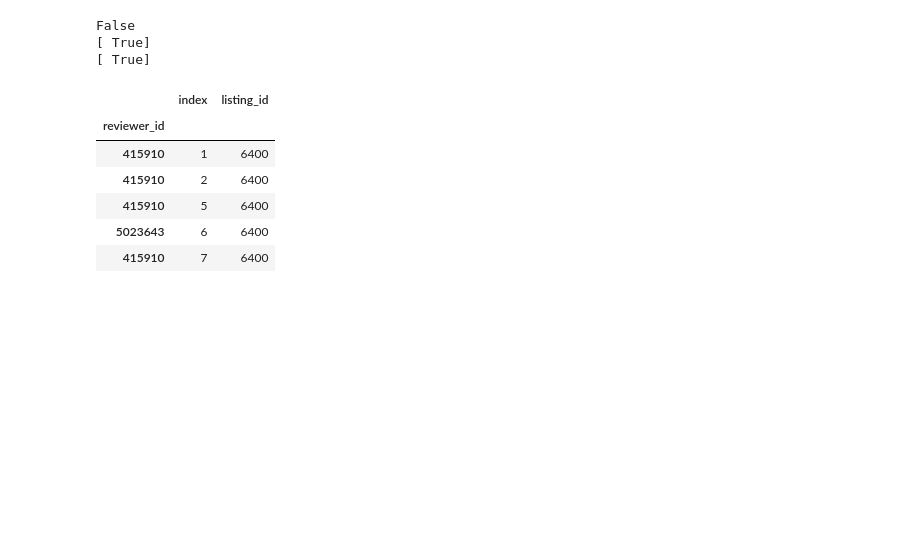
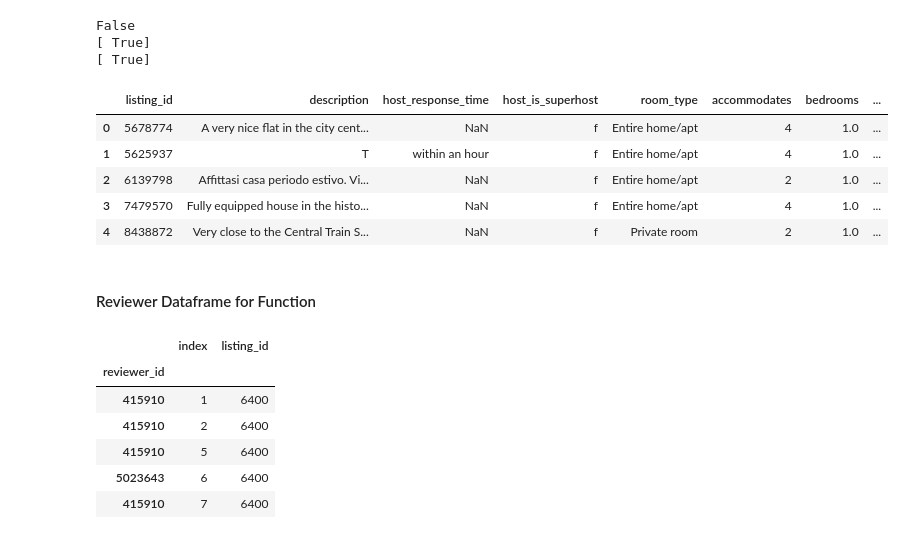
Before and after one commit to anat-jacobson/Airbnb-Recommender, a Jupyter notebook: Airbnb_Recommender_Collab_Filtering.ipynb, the cells around one changed output. Saved outputs shown, nothing was run; the diff lists cells and outputs as text; code cells hidden in the pictures; blank space fills up the shorter version.

```diff
--- a/Airbnb_Recommender_Collab_Filtering.ipynb
+++ b/Airbnb_Recommender_Collab_Filtering.ipynb
@@ -1322,0 +1376,16 @@ False
+# %%
+#export listings dataframe for streamlit
+export_listings = listings.drop(columns = ['property_type', 'neighbourhood_cleansed', 'neighborhood_overview',
+                                'host_identity_verified', 'neighborhood_overview', 'name',
+                                'host_location', 'host_name', 'host_response_rate', 'host_acceptance_rate',
+                                'review_scores_rating','review_scores_accuracy', 'review_scores_cleanliness',
+                                 'review_scores_checkin', 'review_scores_communication', 'review_scores_location',
+                                 'review_scores_value', 'beds'])
+export_listings.head()
+# %% [output]
+|  | listing_id | description | host_response_time | host_is_superhost | room_type | accommodates | bedrooms | ... |
+| 0 | 5678774 | A very nice flat in the city cent... | NaN | f | Entire home/apt | 4 | 1.0 | ... |
+| 1 | 5625937 | T | within an hour | f | Entire home/apt | 4 | 1.0 | ... |
+| 2 | 6139798 | Affittasi casa periodo estivo. Vi... | NaN | f | Entire home/apt | 2 | 1.0 | ... |
+| 3 | 7479570 | Fully equipped house in the histo... | NaN | f | Entire home/apt | 4 | 1.0 | ... |
+| 4 | 8438872 | Very close to the Central Train S... | NaN | f | Private room | 2 | 1.0 | ... |
@@ -1323,3 +1395,5 @@ False
+# %% [markdown]
+#### Reviewer Dataframe for Function
 # %%
 #saving new dataframe with only user information for the purposes of function creation
 reviewer_df = surprise_df.reset_index()
```
Also changed, not shown: parts of 25 cells of this notebook.
